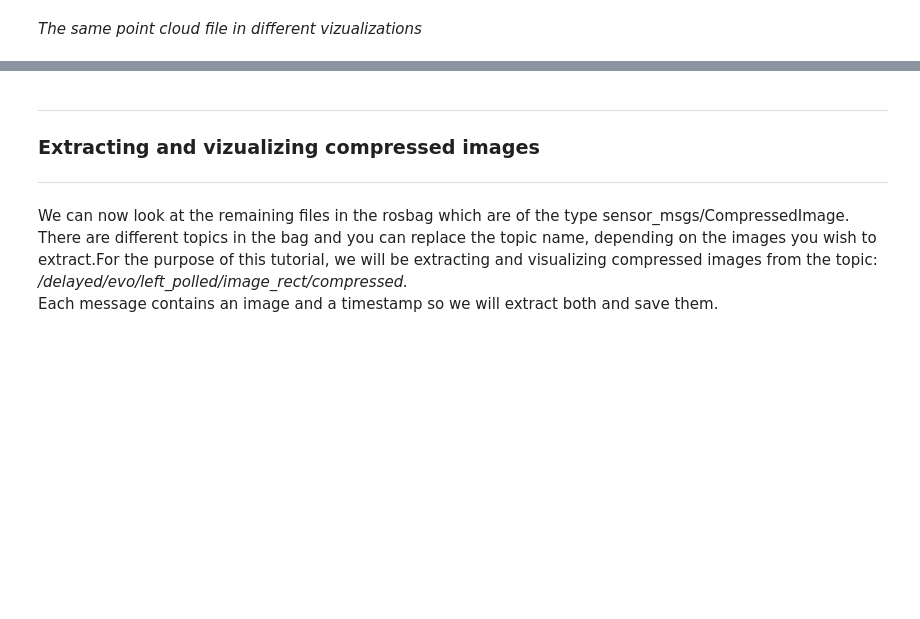
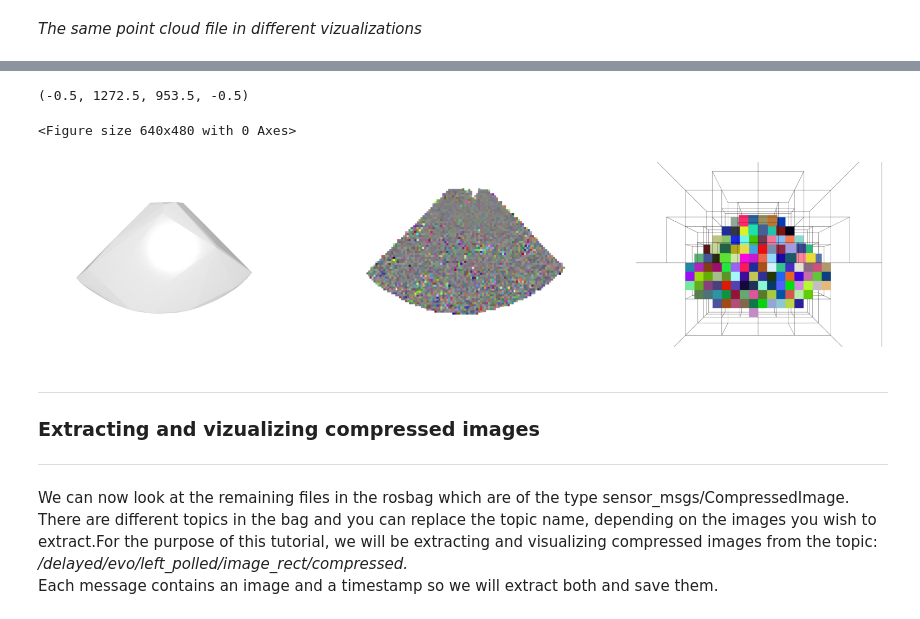
Before and after one commit to asc-csa/LEAD-Rover-Data-Tutorial, a Jupyter notebook: LEAD_Rover_Data_Tutorial.ipynb, the cells around one changed output, grey strips where cells are left out. Cells and saved outputs as stored; diff of their text form; code cells hidden in the pictures; blank space fills up the shorter version.

```diff
--- a/LEAD_Rover_Data_Tutorial.ipynb
+++ b/LEAD_Rover_Data_Tutorial.ipynb
@@ -244,3 +245,24 @@ o3d.visualization.draw_geometries([octree])
+# %%
+#Visualizing Point Cloud File
+fig = plt.figure()
+Convex_Hull = imageio.imread("3-CONVEXHull.png")
+Voxel_Grid = imageio.imread("4-VOXELGrid.png")
+Octree = imageio.imread("5-OCTREE.png")
+
+fig = plt.figure(figsize=(20, 15))
+ax1 = fig.add_subplot(1,3,1)
+plt.axis("off")
+ax1.imshow(Convex_Hull)
+ax2 = fig.add_subplot(1,3,2)
+ax2.imshow(Voxel_Grid)
+plt.axis("off")
+ax3 = fig.add_subplot(1,3,3)
+ax3.imshow(Octree)
+plt.axis("off")
+# %% [output]
+(-0.5, 1272.5, 953.5, -0.5)
+<Figure size 640x480 with 0 Axes>
+[figure, added]
 # %% [markdown]
 ***
 ### Extracting and vizualizing compressed images
```
Also changed, not shown: parts of 13 cells of this notebook.
